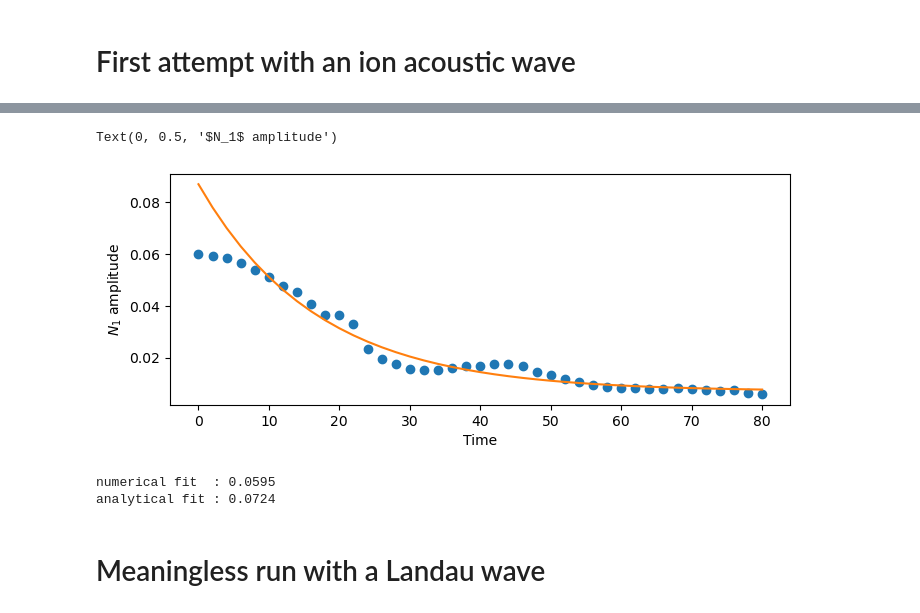
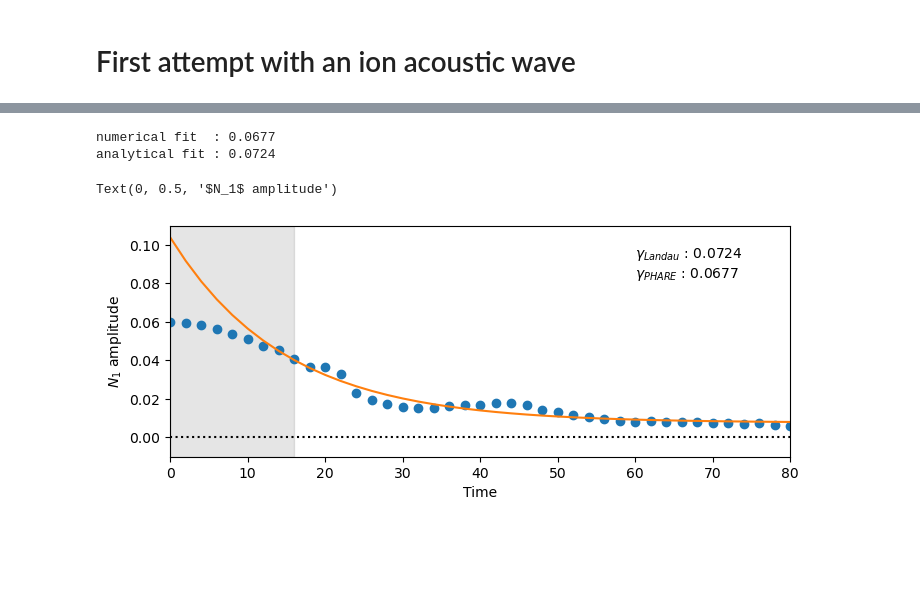
Before and after one commit to rochSmets/farMe, a Jupyter notebook: landau/ld.ipynb, the cells around one changed output, grey strips where cells are left out. Cells and saved outputs as stored; diff of their text form; code cells hidden in the pictures; blank space fills up the shorter version.

```diff
--- a/landau/ld.ipynb
+++ b/landau/ld.ipynb
@@ -56,13 +48,11 @@ times = np.arange(0, 81, 2)
 # %%
 colors = plt.rcParams['axes.prop_cycle'].by_key()['color']
 # %%
-fig, ax = plt.subplots(figsize=(12,2))
+fig, ax = plt.subplots(figsize=(12,4))
 
 for i, time in enumerate(times):
     N = run.GetNi(time)
     n = gF(N, sigma=6)
-    # V = run.GetVi(time)
-    # v = gF(V, sigma=6)
 
     n.plot(qty='value', ax=ax, ls='solid', lw=2.0, color=colors[i%10], ylabel='Density')
 # %% [output]
@@ -127,14 +70,13 @@ def sine_func(x, A, B, C, D):
 
 from scipy.optimize import curve_fit
 
-Amp = np.zeros(times.shape)
+n1_far = np.zeros(times.shape)
+
 for i, tim in enumerate(times):
     initial_guess = [0.1, 0.157, 0.0, 1.0]
     dn_func, x_fin = run.GetNi(tim, merged=True)['rho']
     x_ = x_fin[0]
     y_ = dn_func(x_)
     params, covariance = curve_fit(sine_func, x_, y_, p0=initial_guess)
-    # print(params)
     A_fit, B_fit, C_fit, D_fit = params
-    Amp[i] = np.fabs(A_fit)
-print(Amp)
+    n1_far[i] = np.fabs(A_fit)
@@ -160,10 +84,12 @@ print(Amp)
 def exp_func(x, A, B, C):
     return A * np.exp(- B * x) + C
 
-pivot = 10
+pivot = 8
 
 from scipy.optimize import curve_fit
 
 initial_guess = [0.04, 0.03, 0.0]
-params, covariance = curve_fit(exp_func, times[pivot:], Amp[pivot:], p0=initial_guess)
+params, covariance = curve_fit(exp_func, times[pivot:], n1_far[pivot:], p0=initial_guess)
 A_fit, B_fit, C_fit = params
+
+n1_fit = exp_func(times, A_fit, B_fit, C_fit)
@@ -173,31 +135,32 @@ A_fit, B_fit, C_fit = params
+# %%
+gamma_num = B_fit
+print("numerical fit  : {:.4f}".format(gamma_num))
+
+L = 40
+k = 2*np.pi/L
+Gamma_e = 1
+Gamma_i = 3
+cs = np.sqrt(Gamma_e*Te+Gamma_i*Ti)
+gamma_landau = np.sqrt(np.pi/8) * k * cs * np.power(Te/Ti, 1.5) * np.exp(- 0.5*Te/Ti)
+print("analytical fit : {:.4f}".format(gamma_landau))
+# %% [output]
+numerical fit  : 0.0677
+analytical fit : 0.0724
 # %%
 fig, ax = plt.subplots(figsize=(8,3))
 
-ax.plot(times, Amp, marker="o", color=colors[0], ls="None")
-ax.plot(times, exp_func(times, A_fit, B_fit, C_fit), color=colors[1])
+ax.axvspan(times[0], times[pivot], color='k', alpha=0.10)
+ax.plot([times[0], times[-1]], [0, 0], color='k', linestyle=':')
+ax.plot(times, n1_far, marker="o", color=colors[0], ls="None")
+ax.plot(times, n1_fit, color=colors[1])
 
-### ax1.axvspan(x_start, x_end, color=color, alpha=0.35) TODO !!!!!!!!!!!!!!!!!!!!!!!!!!!!!!!!!!!!!!!!!!!!!!!!!!!!!!!!!!!!
+ax.text(60, 0.9*np.max(n1_fit), '$\\gamma_{{Landau}}$ : {:.4f}'.format(gamma_landau))
+ax.text(60, 0.8*np.max(n1_fit), '$\\gamma_{{PHARE}}$ : {:.4f}'.format(gamma_num))
 
-# ax.text(20, 100, 'positive slope : {:.3f}'.format(slope_p))
-# ax.text(20, 20, 'negative slope : {:.3f}'.format(slope_m))
-
-# ax.set_ylim([0, 128])
+ax.set_xlim([0, 80])
+ax.set_ylim([-0.01, 0.11])
 ax.set_xlabel('Time')
 ax.set_ylabel('$N_1$ amplitude')
 # %% [output]
 Text(0, 0.5, '$N_1$ amplitude')
-[figure, old version]
+[figure, new version]
-# %%
-print("numerical fit  : {:.4f}".format(B_fit))
-L = 40
-k = 2*np.pi/L
-Gamma_e = 1
-Gamma_i = 3
-cs = np.sqrt(Gamma_e*Te+Gamma_i*Ti)
-gamma_landau = np.sqrt(np.pi/8) * k * cs * np.power(Te/Ti, 1.5) * np.exp(- 0.5*Te/Ti)
-print("analytical fit : {:.4f}".format(gamma_landau))
-# %% [output]
-numerical fit  : 0.0595
-analytical fit : 0.0724
-# %% [markdown]
-# Meaningless run with a Landau wave
```
Also changed, not shown: parts of 32 cells of this notebook.
